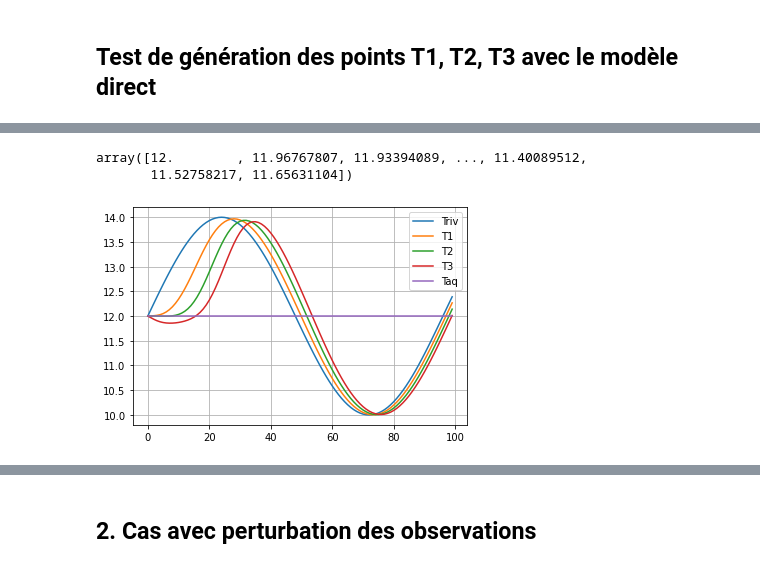
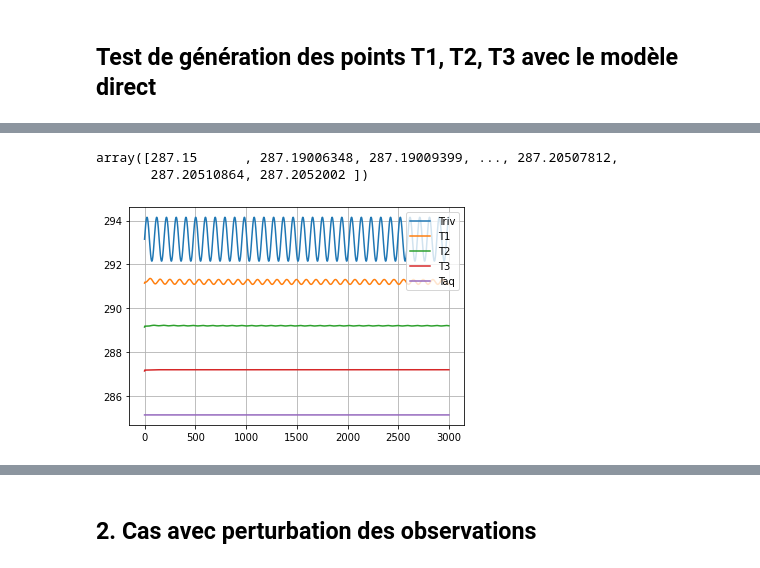
Before and after one commit to ameliemelorene/pyheatmy2022, a Jupyter notebook: demo_gen_test.ipynb, the cells around one changed output, grey strips where cells are left out. Drawn from its saved outputs; the diff is of its cells as text; code cells hidden in the pictures.

```diff
--- a/demo_gen_test.ipynb
+++ b/demo_gen_test.ipynb
@@ -34,23 +9,27 @@ emu_observ_test_DEFAULT._T_Shaft_measures
 # %%
 # l'utilisateur saisit ses paramètres d'émulation de mesure
 
-t_debut = (2010, 12, 1)
-t_fin = (2010, 12, 30, 23, 59, 59)
+K_offset = 273.15
+
+t_debut = (2010, 1, 1)
+t_fin = (2010, 5, 30, 23, 59, 59)
 dt = 15*60 # pas de temps en (s)
 
-T_riv_amp = 2
-T_riv_offset = 12
+T_riv_amp = 1
+T_riv_offset = 20 +K_offset
 P_T_riv = 24*4*dt
 
 T_aq_amp = 0
-T_aq_offset = 12
-P_T_aq = 9999 # à mettre dans le init
+T_aq_offset = 12 + K_offset
+P_T_aq = -9999 # à mettre dans le init
 
-dH_amp = 0.1
-dH_offset = 0
-P_dh = 14*24*4*dt
+dH_amp = 0
+dH_offset = 1
+P_dh = -9999 #14*24*4*dt
 # %%
 time_series_dict_user1 = {
+    "offset":.0,
+    "depth_sensors":[.25, .5, .75, 1],
 	"param_time_dates": [t_debut, t_fin, dt],
     "param_dH_signal": [dH_amp, P_dh, dH_offset], #En vrai y aura une 4e valeur ici mais ca prendra en charge pareil
 	"param_T_riv_signal": [T_riv_amp, P_T_riv, T_riv_offset],
@@ -173,17 +128,21 @@ array([[12.        , 12.        , 12.        , 12.        ],
 # %%
 emu_observ_test_user1._T_Shaft[:,2]
 # %% [output]
-array([12.        , 11.96767807, 11.93394089, ..., 11.40089512,
-       11.52758217, 11.65631104])
+array([287.15      , 287.19006348, 287.19009399, ..., 287.20507812,
+       287.20510864, 287.2052002 ])
 # %%
 # les sorties des différents capteurs après passage dans le modèle direct
-nt = 100
-plt.plot(emu_observ_test_user1._T_riv[:nt], label="Triv")
+nt = 3000
+nini = 0
+nfin =3000
+plt.plot(emu_observ_test_user1._T_riv[nini:nfin], label="Triv")
 n_sens = len(emu_observ_test_user1._T_Shaft[0])
 for i in range(n_sens-1):
-    plt.plot(emu_observ_test_user1._T_Shaft[:nt,i], label="T{}".format(i+1))
-plt.plot(emu_observ_test_user1._T_Shaft[:nt,n_sens-1], label="Taq")
+    plt.plot(emu_observ_test_user1._T_Shaft[nini:nfin,i], label="T{}".format(i+1))
+plt.plot(emu_observ_test_user1._T_Shaft[nini:nfin,n_sens-1], label="Taq")
 plt.legend()
 plt.grid()
+
+# la valeur moyenne diminue (ce qui ne devrait pas arriver)
 # %% [output]
-[figure, old version]
+[figure, new version]
```
Also changed, not shown: parts of 27 cells of this notebook, 4 other files.
